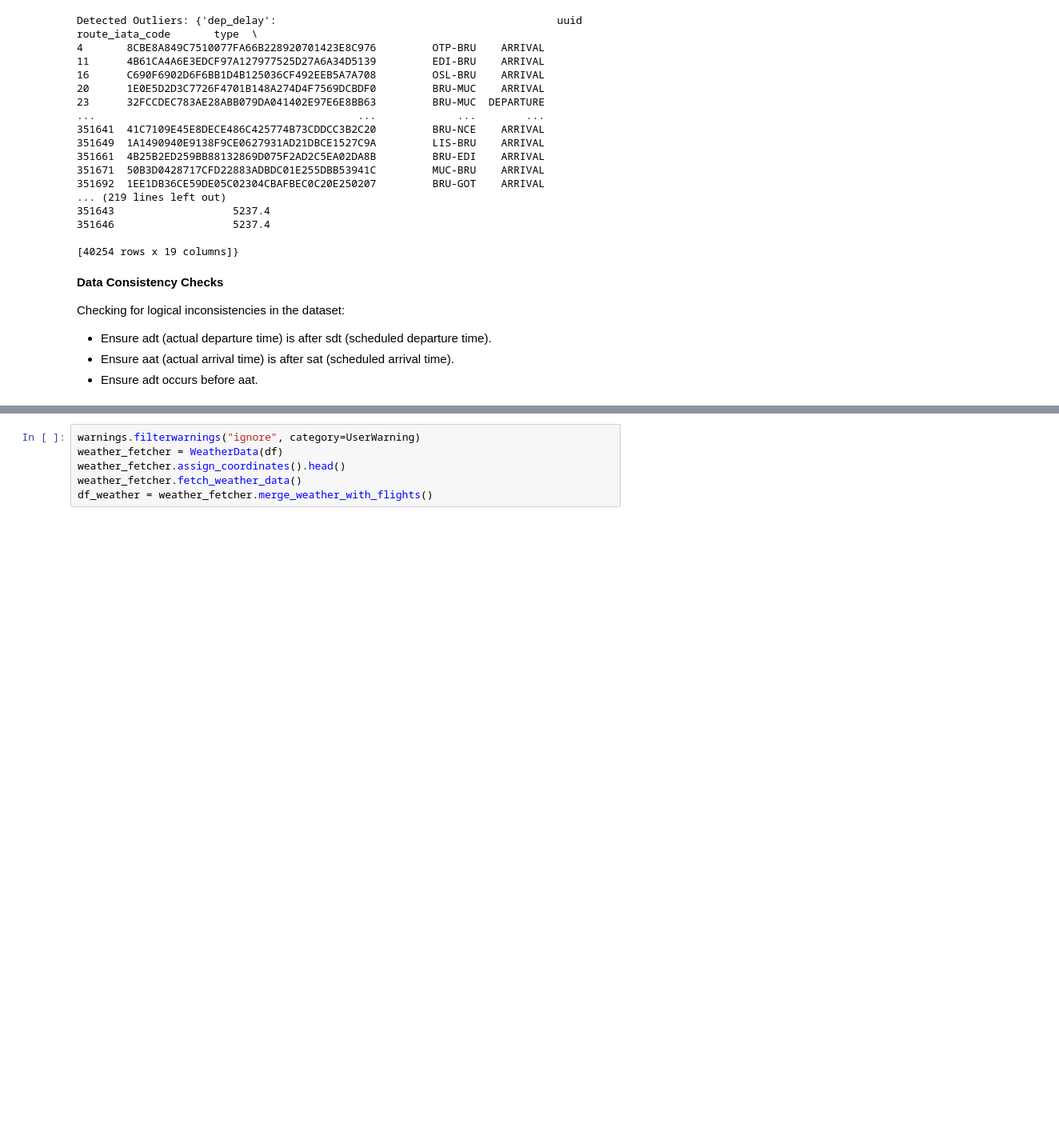
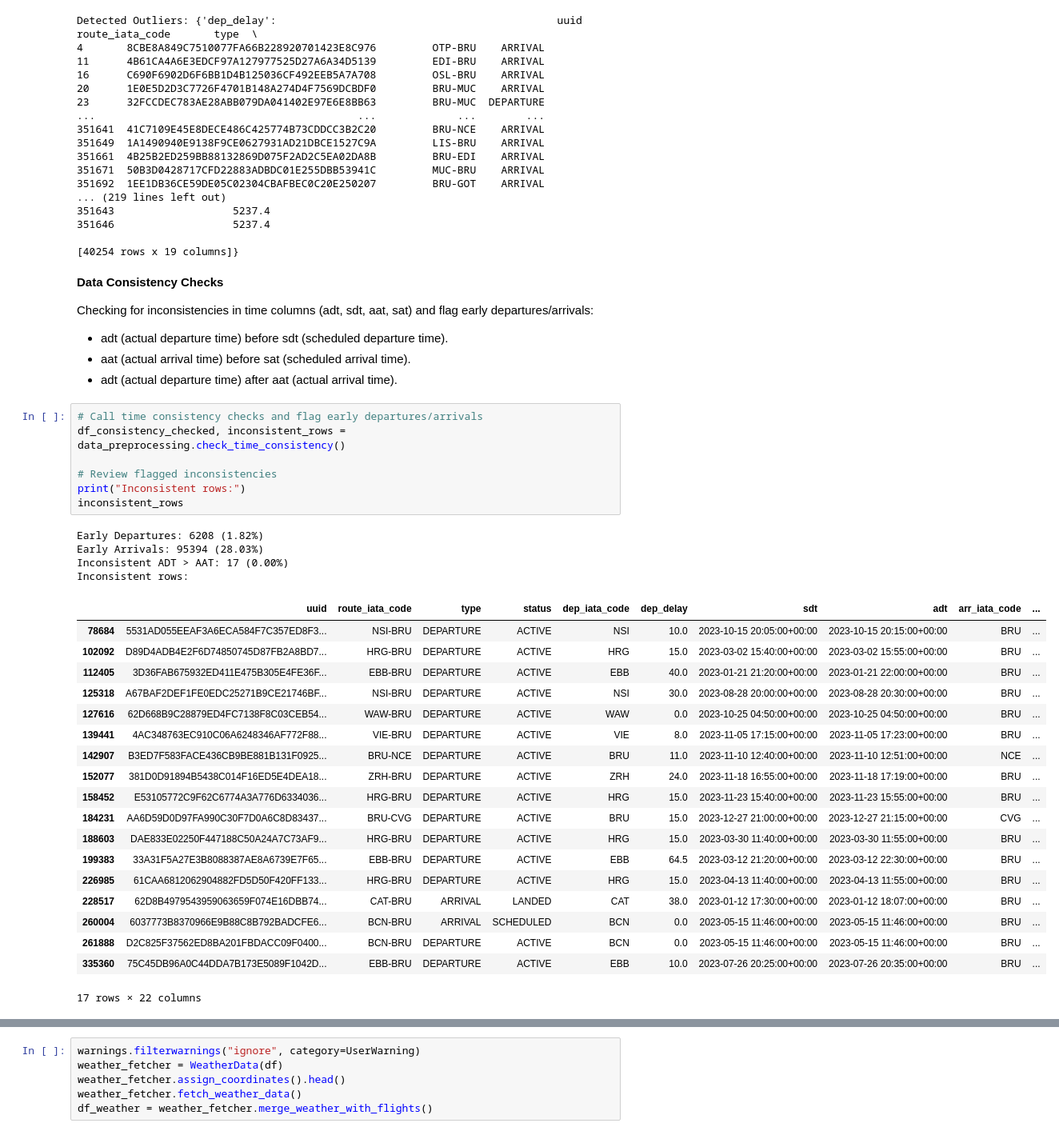
Before and after one commit to DT-Service-Consulting/avstats, a Jupyter notebook: avstats/AvStats_EDA.ipynb, the cells around one changed output, grey strips where cells are left out. Shown at 80% size. Saved outputs shown, nothing was run; the diff lists cells and outputs as text; blank space fills up the shorter version.

Commit message:
Changed AvStats_EDA.ipynb
- added check_time_consistency() to DataPreprocessing.py

```diff
--- a/avstats/AvStats_EDA.ipynb
+++ b/avstats/AvStats_EDA.ipynb
@@ -171,10 +171,41 @@ Detected Outliers: {'dep_delay':                                             uui
 # %% [markdown]
 **Data Consistency Checks**
 
-Checking for logical inconsistencies in the dataset:
-* Ensure adt (actual departure time) is after sdt (scheduled departure time).
-* Ensure aat (actual arrival time) is after sat (scheduled arrival time).
-* Ensure adt occurs before aat.
+Checking for inconsistencies in time columns (adt, sdt, aat, sat) and flag early departures/arrivals:
+* adt (actual departure time) before sdt (scheduled departure time).
+* aat (actual arrival time) before sat (scheduled arrival time).
+* adt (actual departure time) after aat (actual arrival time).
+# %%
+# Call time consistency checks and flag early departures/arrivals
+df_consistency_checked, inconsistent_rows = data_preprocessing.check_time_consistency()
+
+# Review flagged inconsistencies
+print("Inconsistent rows:")
+inconsistent_rows
+# %% [output]
+Early Departures: 6208 (1.82%)
+Early Arrivals: 95394 (28.03%)
+Inconsistent ADT > AAT: 17 (0.00%)
+Inconsistent rows:
+|  | uuid | route_iata_code | type | status | dep_iata_code | dep_delay | sdt | adt | arr_iata_code | ... |
+| 78684 | 5531AD055EEAF3A6ECA584F7C357ED8F3... | NSI-BRU | DEPARTURE | ACTIVE | NSI | 10.0 | 2023-10-15 20:05:00+00:00 | 2023-10-15 20:15:00+00:00 | BRU | ... |
+| 102092 | D89D4ADB4E2F6D74850745D87FB2A8BD7... | HRG-BRU | DEPARTURE | ACTIVE | HRG | 15.0 | 2023-03-02 15:40:00+00:00 | 2023-03-02 15:55:00+00:00 | BRU | ... |
+| 112405 | 3D36FAB675932ED411E475B305E4FE36F... | EBB-BRU | DEPARTURE | ACTIVE | EBB | 40.0 | 2023-01-21 21:20:00+00:00 | 2023-01-21 22:00:00+00:00 | BRU | ... |
+| 125318 | A67BAF2DEF1FE0EDC25271B9CE21746BF... | NSI-BRU | DEPARTURE | ACTIVE | NSI | 30.0 | 2023-08-28 20:00:00+00:00 | 2023-08-28 20:30:00+00:00 | BRU | ... |
+| 127616 | 62D668B9C28879ED4FC7138F8C03CEB54... | WAW-BRU | DEPARTURE | ACTIVE | WAW | 0.0 | 2023-10-25 04:50:00+00:00 | 2023-10-25 04:50:00+00:00 | BRU | ... |
+| 139441 | 4AC348763EC910C06A6248346AF772F88... | VIE-BRU | DEPARTURE | ACTIVE | VIE | 8.0 | 2023-11-05 17:15:00+00:00 | 2023-11-05 17:23:00+00:00 | BRU | ... |
+| 142907 | B3ED7F583FACE436CB9BE881B131F0925... | BRU-NCE | DEPARTURE | ACTIVE | BRU | 11.0 | 2023-11-10 12:40:00+00:00 | 2023-11-10 12:51:00+00:00 | NCE | ... |
+| 152077 | 381D0D91894B5438C014F16ED5E4DEA18... | ZRH-BRU | DEPARTURE | ACTIVE | ZRH | 24.0 | 2023-11-18 16:55:00+00:00 | 2023-11-18 17:19:00+00:00 | BRU | ... |
+| 158452 | E53105772C9F62C6774A3A776D6334036... | HRG-BRU | DEPARTURE | ACTIVE | HRG | 15.0 | 2023-11-23 15:40:00+00:00 | 2023-11-23 15:55:00+00:00 | BRU | ... |
+| 184231 | AA6D59D0D97FA990C30F7D0A6C8D83437... | BRU-CVG | DEPARTURE | ACTIVE | BRU | 15.0 | 2023-12-27 21:00:00+00:00 | 2023-12-27 21:15:00+00:00 | CVG | ... |
+| 188603 | DAE833E02250F447188C50A24A7C73AF9... | HRG-BRU | DEPARTURE | ACTIVE | HRG | 15.0 | 2023-03-30 11:40:00+00:00 | 2023-03-30 11:55:00+00:00 | BRU | ... |
+| 199383 | 33A31F5A27E3B8088387AE8A6739E7F65... | EBB-BRU | DEPARTURE | ACTIVE | EBB | 64.5 | 2023-03-12 21:20:00+00:00 | 2023-03-12 22:30:00+00:00 | BRU | ... |
+| 226985 | 61CAA6812062904882FD5D50F420FF133... | HRG-BRU | DEPARTURE | ACTIVE | HRG | 15.0 | 2023-04-13 11:40:00+00:00 | 2023-04-13 11:55:00+00:00 | BRU | ... |
+| 228517 | 62D8B4979543959063659F074E16DBB74... | CAT-BRU | ARRIVAL | LANDED | CAT | 38.0 | 2023-01-12 17:30:00+00:00 | 2023-01-12 18:07:00+00:00 | BRU | ... |
+| 260004 | 6037773B8370966E9B88C8B792BADCFE6... | BCN-BRU | ARRIVAL | SCHEDULED | BCN | 0.0 | 2023-05-15 11:46:00+00:00 | 2023-05-15 11:46:00+00:00 | BRU | ... |
+| 261888 | D2C825F37562ED8BA201FBDACC09F0400... | BCN-BRU | DEPARTURE | ACTIVE | BCN | 0.0 | 2023-05-15 11:46:00+00:00 | 2023-05-15 11:46:00+00:00 | BRU | ... |
+| 335360 | 75C45DB96A0C44DDA7B173E5089F1042D... | EBB-BRU | DEPARTURE | ACTIVE | EBB | 10.0 | 2023-07-26 20:25:00+00:00 | 2023-07-26 20:35:00+00:00 | BRU | ... |
+17 rows × 22 columns
 # %% [markdown]
 ### **2. Feature Engineering**
 
```
Also changed, not shown: parts of 1 cell of this notebook, 3 other files.
